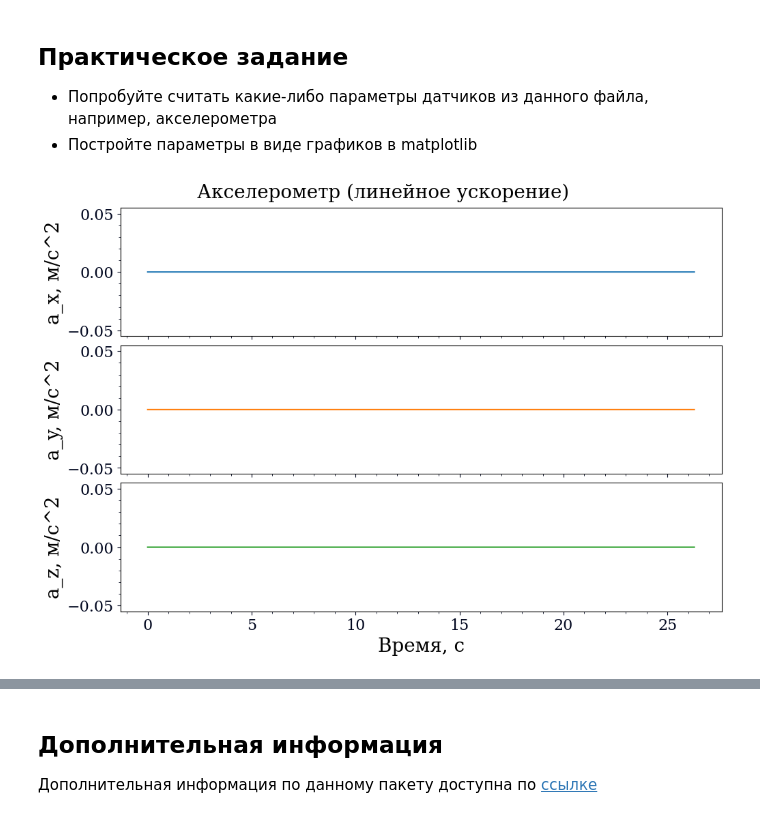
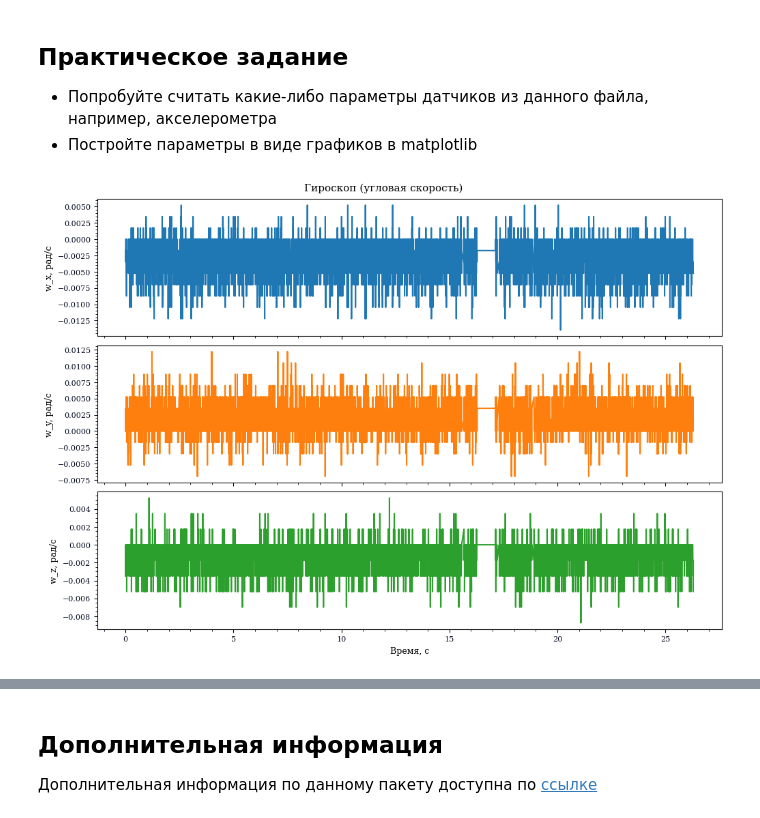
Before and after one commit to Sleenjep/data-collect-gen-label, a Jupyter notebook: 3_lab/bagpy_example2.ipynb, the cells around one changed output, grey strips where cells are left out. Drawn from its saved outputs; the diff is of its cells as text; code cells hidden in the pictures.

```diff
--- a/3_lab/bagpy_example2.ipynb
+++ b/3_lab/bagpy_example2.ipynb
@@ -201,6 +201,15 @@ plt.imshow(rgb)
 * Попробуйте считать какие-либо параметры датчиков из данного файла, например, акселерометра
 * Постройте параметры в виде графиков в matplotlib
 # %%
+plt.rcParams.update({
+    'figure.titlesize': 11,
+    'axes.titlesize': 10,
+    'axes.labelsize': 9,
+    'xtick.labelsize': 8,
+    'ytick.labelsize': 8,
+    'legend.fontsize': 8,
+})
+
 imu_path = b.message_by_topic('/device_0/sensor_2/Gyro_0/imu/data')
 df_imu = pd.read_csv(imu_path)
 t = df_imu['Time']
@@ -208,15 +217,15 @@ ax_a, ay_a, az_a = df_imu['linear_acceleration.x'], df_imu['linear_acceleration.
 wx, wy, wz = df_imu['angular_velocity.x'], df_imu['angular_velocity.y'], df_imu['angular_velocity.z']
 # %%
 fig, axes = plt.subplots(3, 1, sharex=True, figsize=(10, 7), constrained_layout=True)
-axes[0].plot(t, ax_a, color='C0')
-axes[0].set_ylabel('a_x, м/с^2')
-axes[1].plot(t, ay_a, color='C1')
-axes[1].set_ylabel('a_y, м/с^2')
-axes[2].plot(t, az_a, color='C2')
-axes[2].set_ylabel('a_z, м/с^2')
+axes[0].plot(t, wx, color='C0')
+axes[0].set_ylabel('w_x, рад/с')
+axes[1].plot(t, wy, color='C1')
+axes[1].set_ylabel('w_y, рад/с')
+axes[2].plot(t, wz, color='C2')
+axes[2].set_ylabel('w_z, рад/с')
 axes[2].set_xlabel('Время, с')
-fig.suptitle('Акселерометр (линейное ускорение)', fontsize=20)
+fig.suptitle('Гироскоп (угловая скорость)')
 plt.show()
 # %% [output]
-[figure, old version]
+[figure, new version]
 # %%
```
Also changed, not shown: parts of 10 cells of this notebook.
